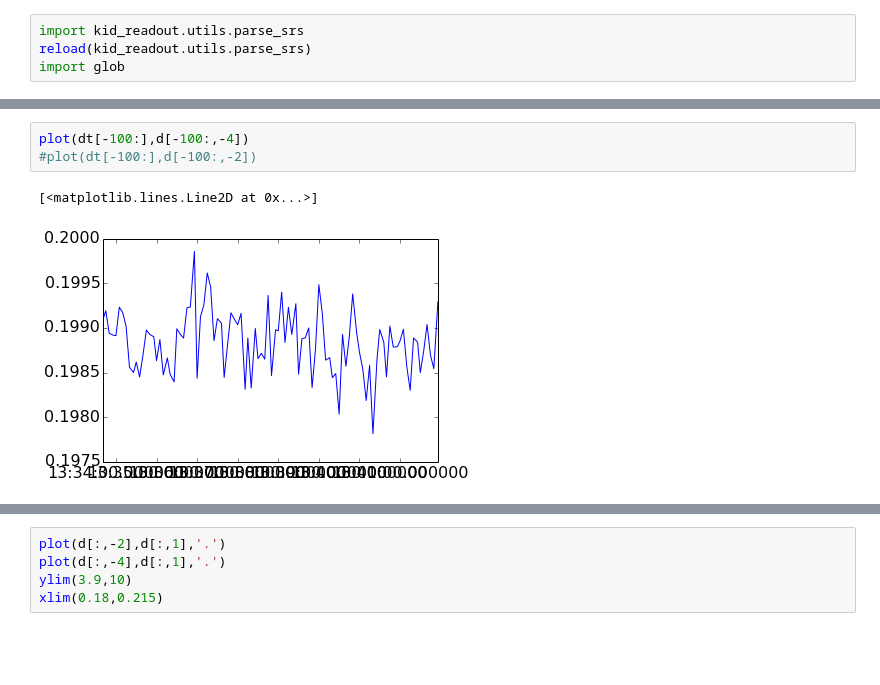
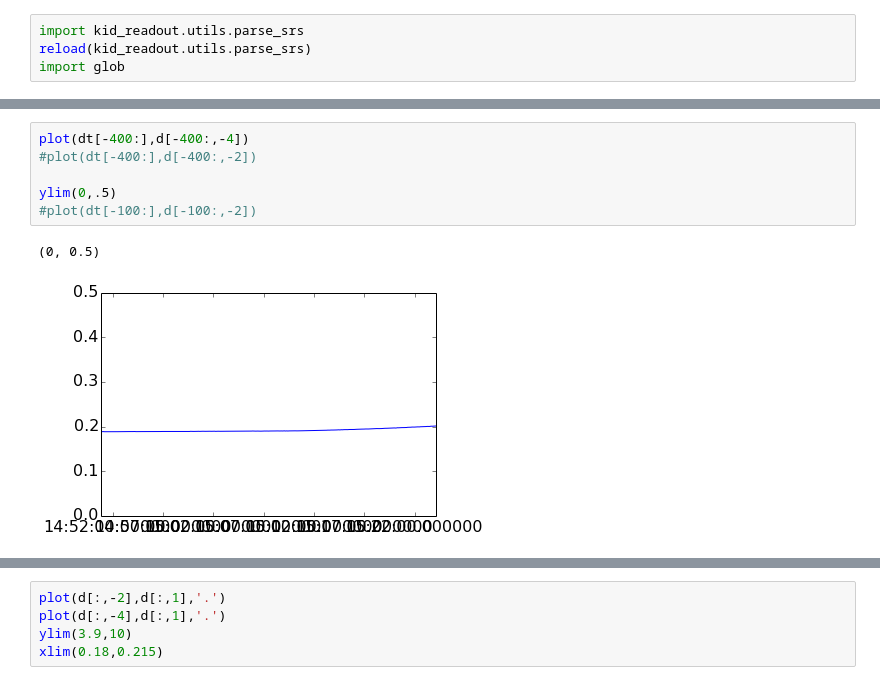
Before and after one commit to gitj/notebooks, a Jupyter notebook: 2014-04-30-temperatures.ipynb, the cells around one changed output, grey strips where cells are left out. Saved outputs shown, nothing was run; the diff lists cells and outputs as text; blank space fills up the shorter version.

```diff
--- a/2014-04-30-temperatures.ipynb
+++ b/2014-04-30-temperatures.ipynb
@@ -13,7 +13,10 @@ dt,d = kid_readout.utils.parse_srs.get_load_log(latest)
 # %%
-plot(dt[-100:],d[-100:,-4])
+plot(dt[-400:],d[-400:,-4])
+#plot(dt[-400:],d[-400:,-2])
+
+ylim(0,.5)
 #plot(dt[-100:],d[-100:,-2])
 # %% [output]
-[<matplotlib.lines.Line2D at 0x...>]
+(0, 0.5)
-[figure, old version]
+[figure, new version]
 # %%
```
Also changed, not shown: parts of 13 cells of this notebook, 17 other files.
